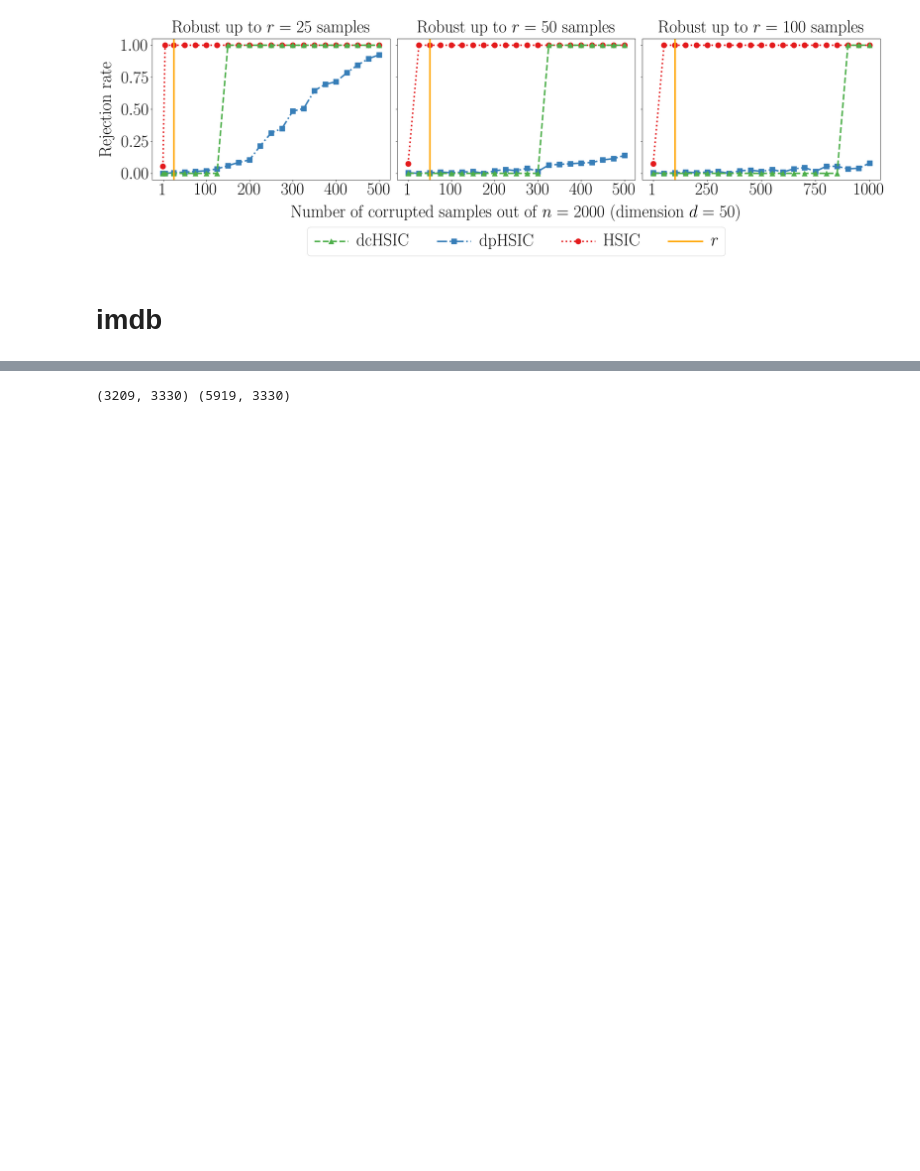
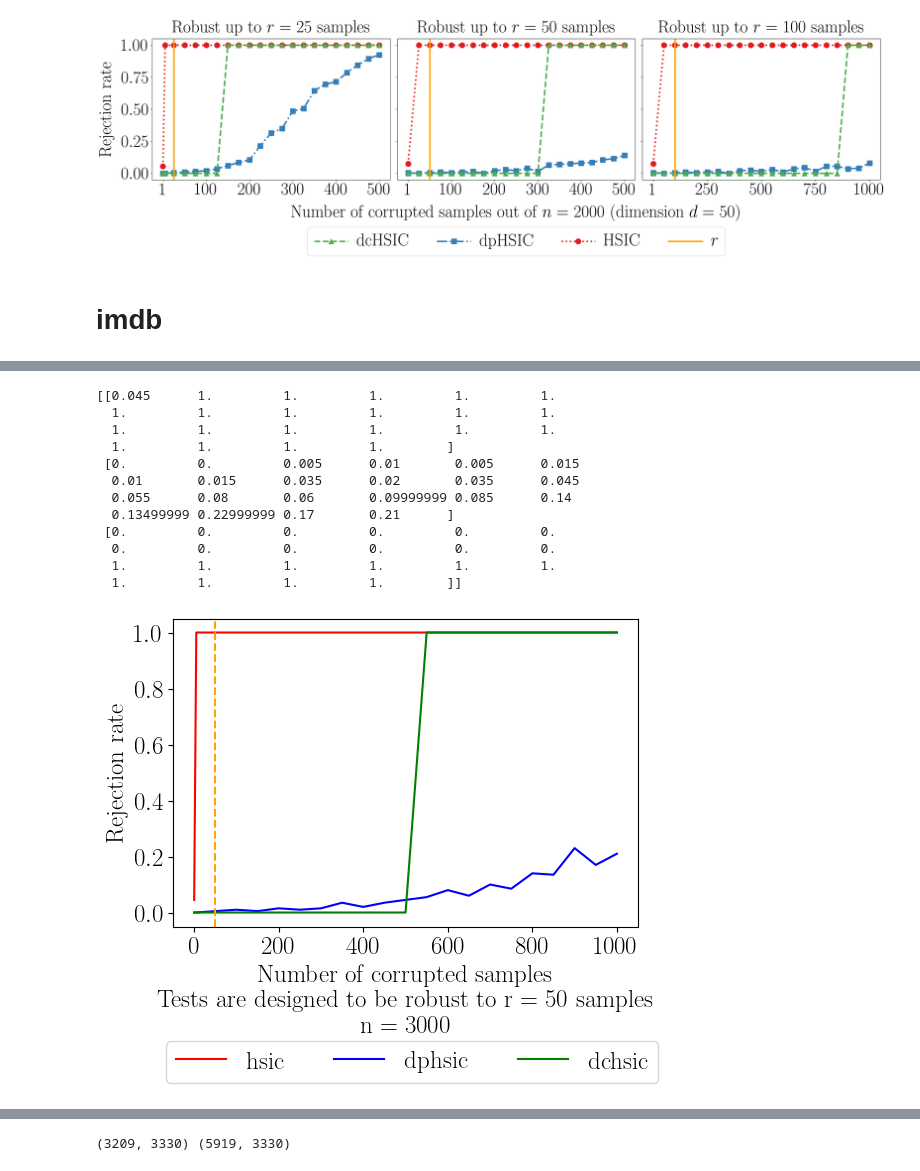
Before and after one commit to antoninschrab/datacorruption, a Jupyter notebook: demo.ipynb, the cells around one changed output, grey strips where cells are left out. Saved outputs shown, nothing was run; the diff lists cells and outputs as text; code cells hidden in the pictures; blank space fills up the shorter version.

```diff
--- a/demo.ipynb
+++ b/demo.ipynb
@@ -860,0 +1243,59 @@ data_pos, data_neg = load_imdb()
+# %%
+# experiment
+experiment = 2
+repetitions = 200
+m = n = 3000
+r = 50
+
+# corruptions = [int(i) for i in jnp.linspace(0, 1500, 21)]
+corruptions = [0, 5] + [int(i) for i in jnp.linspace(0, 1000, 21)][1:]
+tests = (hsic, dphsic, dchsic)
+tests_labels = ('hsic', 'dphsic', 'dchsic')
+
+# run experiment
+key = random.PRNGKey(42)
+outputs = jnp.zeros((len(tests), len(corruptions), repetitions))
+for i in tqdm(range(repetitions)):
+    for j in range(len(corruptions)):
+        c = corruptions[j]
+        key, subkey = random.split(key)
+        X, Y = hsic_sample_imdb(subkey, n, c)
+        key, subkey = random.split(key)
+        for t in range(len(tests)):
+            test = tests[t]
+            outputs = outputs.at[t, j, i].set(
+                test(
+                    subkey,
+                    X,
+                    Y,
+                    r,
+                    number_permutations=500,
+                    # kernel='laplace',
+                    #bandwidth_multiplier=10000,
+                    #bandwidth_multiplier_X=10,
+                    #bandwidth_multiplier_Y=10,
+                )
+            )
+
+# save results
+power = jnp.mean(outputs, -1)
+jnp.save("results/hsic_imdb_" + str(experiment) + ".npy", power)
+jnp.save("results/hsic_imdb_" + str(experiment) + "_xaxis.npy", corruptions)
+
+# print and plot
+print(power)
+plot_hsic_imdb()
+# %% [output]
+[[0.045      1.         1.         1.         1.         1.
+  1.         1.         1.         1.         1.         1.
+  1.         1.         1.         1.         1.         1.
+  1.         1.         1.         1.        ]
+ [0.         0.         0.005      0.01       0.005      0.015
+  0.01       0.015      0.035      0.02       0.035      0.045
+  0.055      0.08       0.06       0.09999999 0.085      0.14
+  0.13499999 0.22999999 0.17       0.21      ]
+ [0.         0.         0.         0.         0.         0.
+  0.         0.         0.         0.         0.         0.
+  1.         1.         1.         1.         1.         1.
+  1.         1.         1.         1.        ]]
+[figure, added]
```
Also changed, not shown: parts of 19 cells of this notebook, 9 other files.
